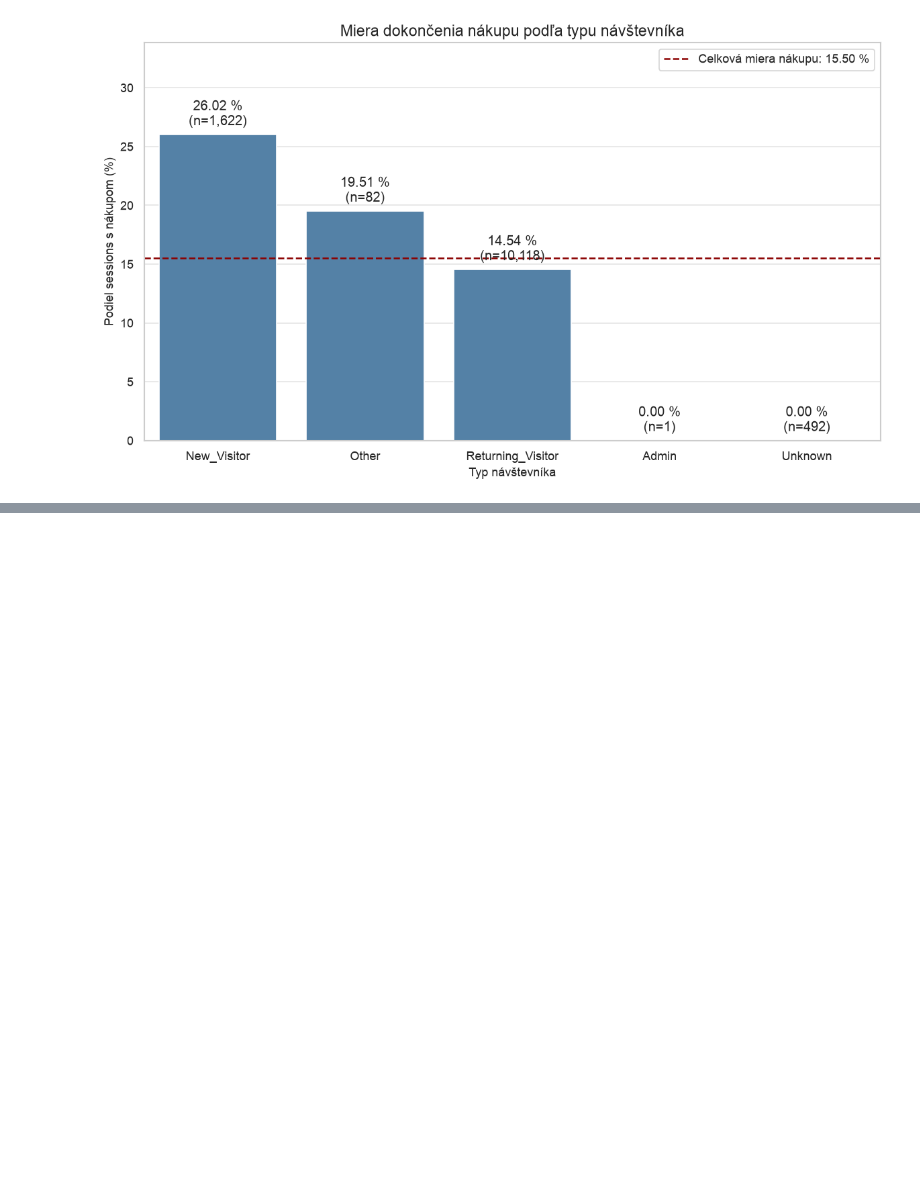
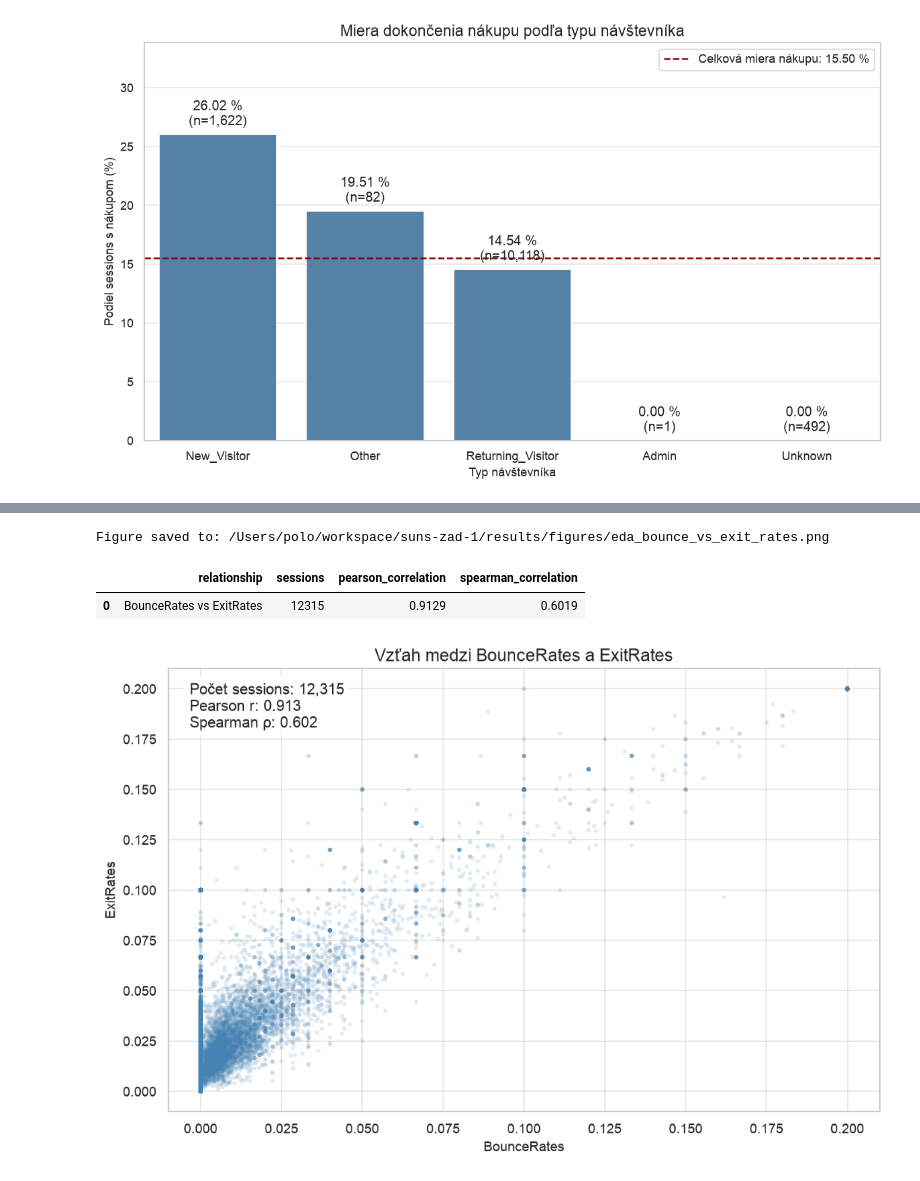
Before and after one commit to nemanjap24/online-shoppers-purchase-prediction, a Jupyter notebook: notebooks/zadanie1.ipynb, the cells around one changed output, grey strips where cells are left out. Drawn from its saved outputs; the diff is of its cells as text; code cells hidden in the pictures; blank space fills up the shorter version.

Commit message:
Refactor data cleaning process and add bounce vs exit rates analysis

```diff
--- a/notebooks/zadanie1.ipynb
+++ b/notebooks/zadanie1.ipynb
@@ -90,0 +143,22 @@ Figure saved to: /Users/polo/workspace/suns-zad-1/results/figures/eda_purchase_r
+# %%
+from src.eda import plot_bounce_vs_exit_rates
+
+bounce_exit_summary = plot_bounce_vs_exit_rates(df_clean)
+
+display(bounce_exit_summary.round(4))
+
+display(
+    Image(
+        filename=str(
+            PROJECT_ROOT
+            / "results"
+            / "figures"
+            / "eda_bounce_vs_exit_rates.png"
+        )
+    )
+)
+# %% [output]
+Figure saved to: /Users/polo/workspace/suns-zad-1/results/figures/eda_bounce_vs_exit_rates.png
+|  | relationship | sessions | pearson_correlation | spearman_correlation |
+| 0 | BounceRates vs ExitRates | 12315 | 0.9129 | 0.6019 |
+[figure, added]
```
Also changed, not shown: parts of 5 cells of this notebook, 3 other files.
